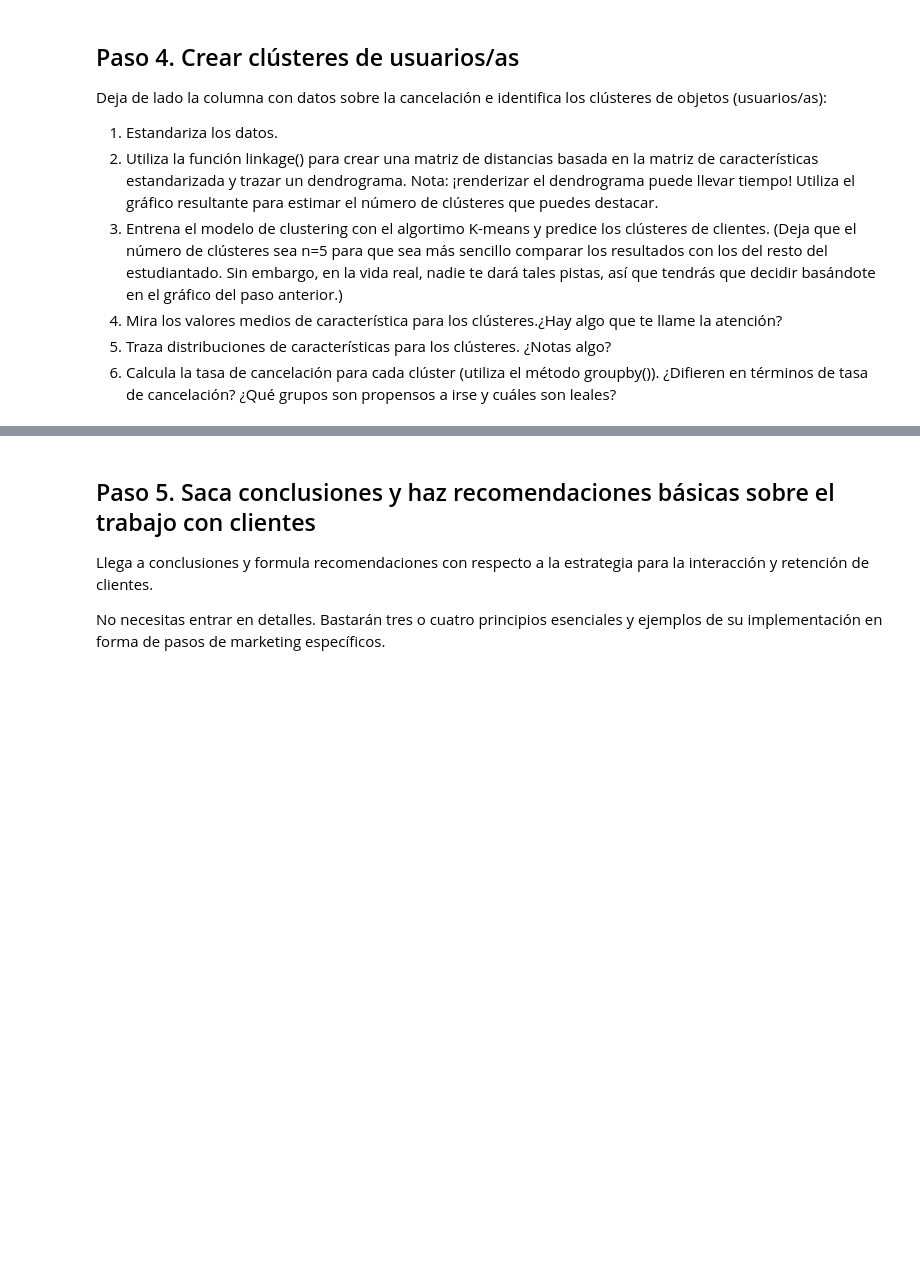
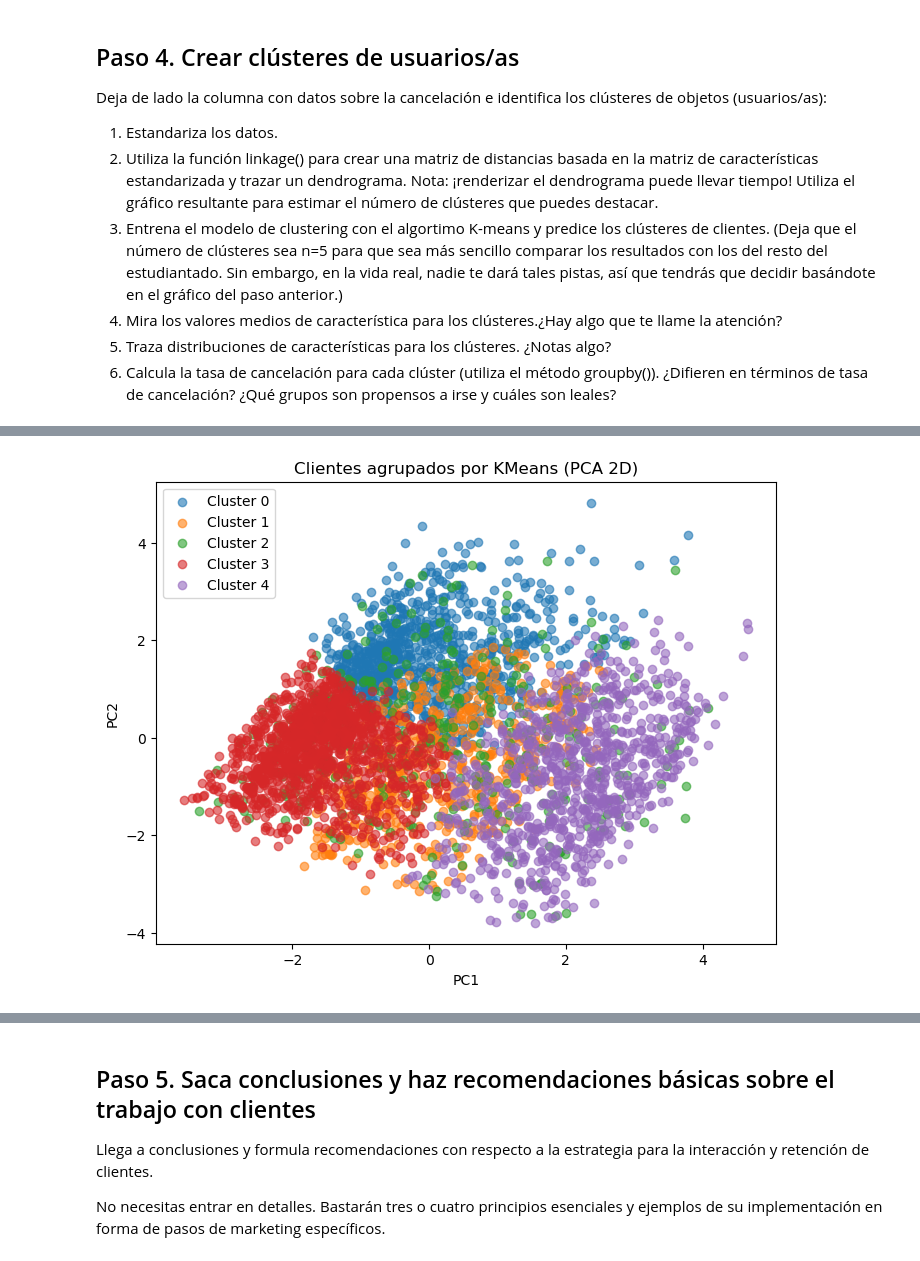
Before and after one commit to latostadorano/s_13, a Jupyter notebook: s13.ipynb, the cells around one changed output, grey strips where cells are left out. Drawn from its saved outputs; the diff is of its cells as text; code cells hidden in the pictures; blank space fills up the shorter version.

```diff
--- a/s13.ipynb
+++ b/s13.ipynb
@@ -456,0 +539,21 @@ Deja de lado la columna con datos sobre la cancelación e identifica los clúste
+# %%
+# --- 1. Entrenar K-Means con 5 clústeres ---
+kmeans = KMeans(n_clusters=5, random_state=1, n_init=10)
+# (n_init=10 es buena práctica para evitar soluciones locales malas)
+
+kmeans.fit(X_scaled)
+
+# --- 2. Predicciones de clúster ---
+clusters = kmeans.labels_
+
+# --- 3. Añadir la columna de clúster a tu DataFrame original ---
+data['cluster'] = clusters
+
+# --- 4. Info rápida ---
+print("Tamaño de cada clúster:")
+print(data['cluster'].value_counts().sort_index())
+
+# --- 5. (Opcional) Centroides estandarizados ---
+centroids = pd.DataFrame(kmeans.cluster_centers_, columns=X_scaled_df.columns)
+print("\nCentroides (escalados):")
+display(centroids)
@@ -456,0 +577,22 @@ Deja de lado la columna con datos sobre la cancelación e identifica los clúste
+# %%
+# Reducimos a 2 componentes principales
+pca = PCA(n_components=2, random_state=1)
+X_pca = pca.fit_transform(X_scaled)
+
+# Creamos un DataFrame con los 2 componentes y los clusters
+pca_df = pd.DataFrame(X_pca, columns=['PC1', 'PC2'])
+pca_df['cluster'] = data['cluster']
+
+# Graficamos
+plt.figure(figsize=(8,6))
+for c in sorted(pca_df['cluster'].unique()):
+    subset = pca_df[pca_df['cluster'] == c]
+    plt.scatter(subset['PC1'], subset['PC2'], label=f'Cluster {c}', alpha=0.6)
+
+plt.title("Clientes agrupados por KMeans (PCA 2D)")
+plt.xlabel("PC1")
+plt.ylabel("PC2")
+plt.legend()
+plt.show()
+# %% [output]
+[figure, added]
```
Also changed, not shown: parts of 12 cells of this notebook.
